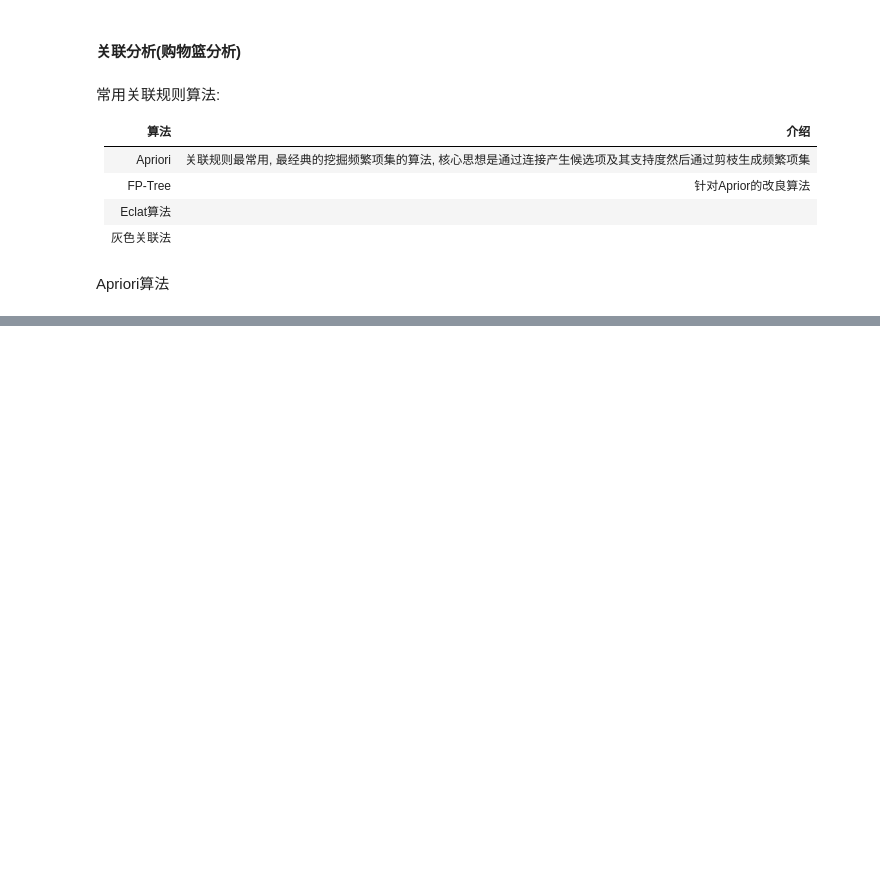
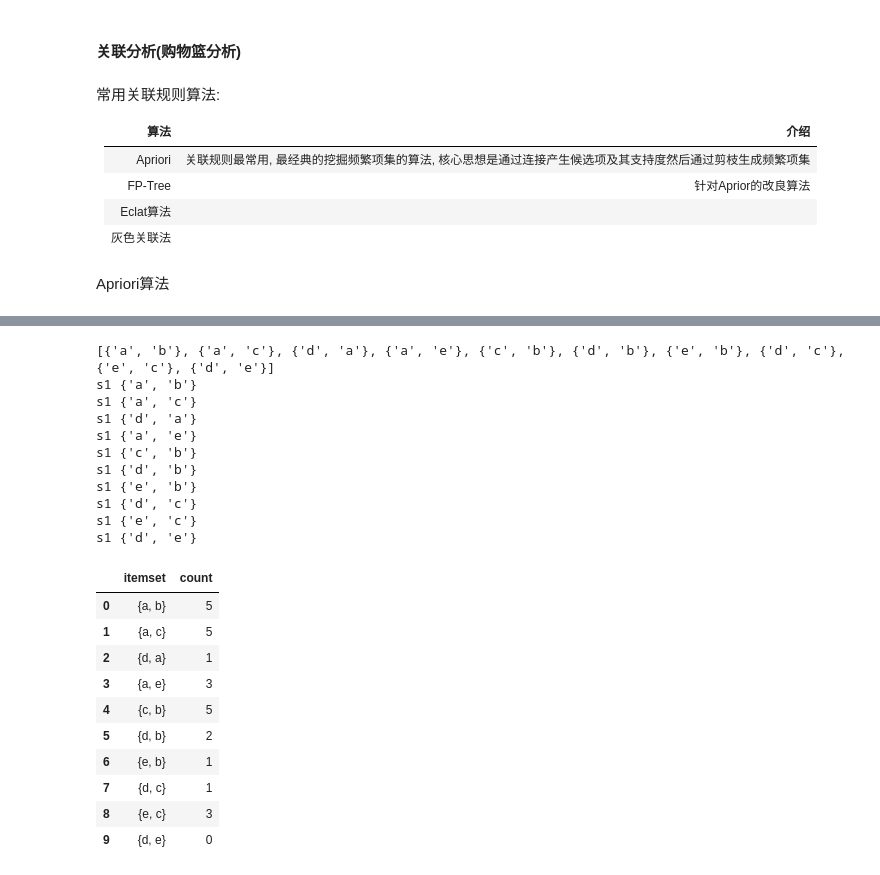
Before and after one commit to 741270651/datascience, a Jupyter notebook: PPDAM/PPDAM Notes.ipynb, the cells around one changed output, grey strips where cells are left out. Cells and saved outputs as stored; diff of their text form; code cells hidden in the pictures; blank space fills up the shorter version.

```diff
--- a/PPDAM/PPDAM Notes.ipynb
+++ b/PPDAM/PPDAM Notes.ipynb
@@ -621,0 +671,2 @@ Apriori算法
+# %%
+C1 = pd.DataFrame({'itemset': c1_values, 'count': list(C1.values())})
@@ -621,0 +682,6 @@ Apriori算法
+# %%
+
+def trim_C(C, min_sup):
+    return C[C['count'] >= min_sup]
+L1 = trim_C(C1, 2)
+L1
@@ -621,0 +695,3 @@ Apriori算法
+# %%
+C= {1: C1}
+L_ = {1: L1}
@@ -621,0 +770,26 @@ Apriori算法
+# %%
+C2 = L2C(L1, data, 2, L_)
+C2
+# %% [output]
+[{'a', 'b'}, {'a', 'c'}, {'d', 'a'}, {'a', 'e'}, {'c', 'b'}, {'d', 'b'}, {'e', 'b'}, {'d', 'c'}, {'e', 'c'}, {'d', 'e'}]
+s1 {'a', 'b'}
+s1 {'a', 'c'}
+s1 {'d', 'a'}
+s1 {'a', 'e'}
+s1 {'c', 'b'}
+s1 {'d', 'b'}
+s1 {'e', 'b'}
+s1 {'d', 'c'}
+s1 {'e', 'c'}
+s1 {'d', 'e'}
+|  | itemset | count |
+| 0 | {a, b} | 5 |
+| 1 | {a, c} | 5 |
+| 2 | {d, a} | 1 |
+| 3 | {a, e} | 3 |
+| 4 | {c, b} | 5 |
+| 5 | {d, b} | 2 |
+| 6 | {e, b} | 1 |
+| 7 | {d, c} | 1 |
+| 8 | {e, c} | 3 |
+| 9 | {d, e} | 0 |
```
Also changed, not shown: parts of 16 cells of this notebook.
